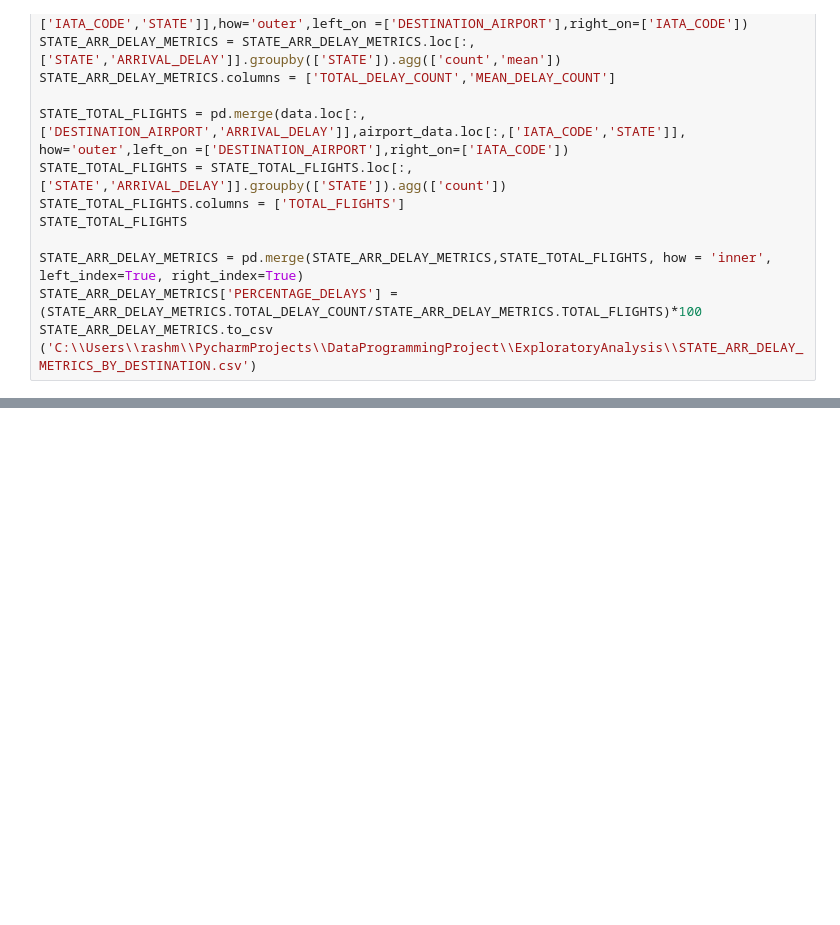
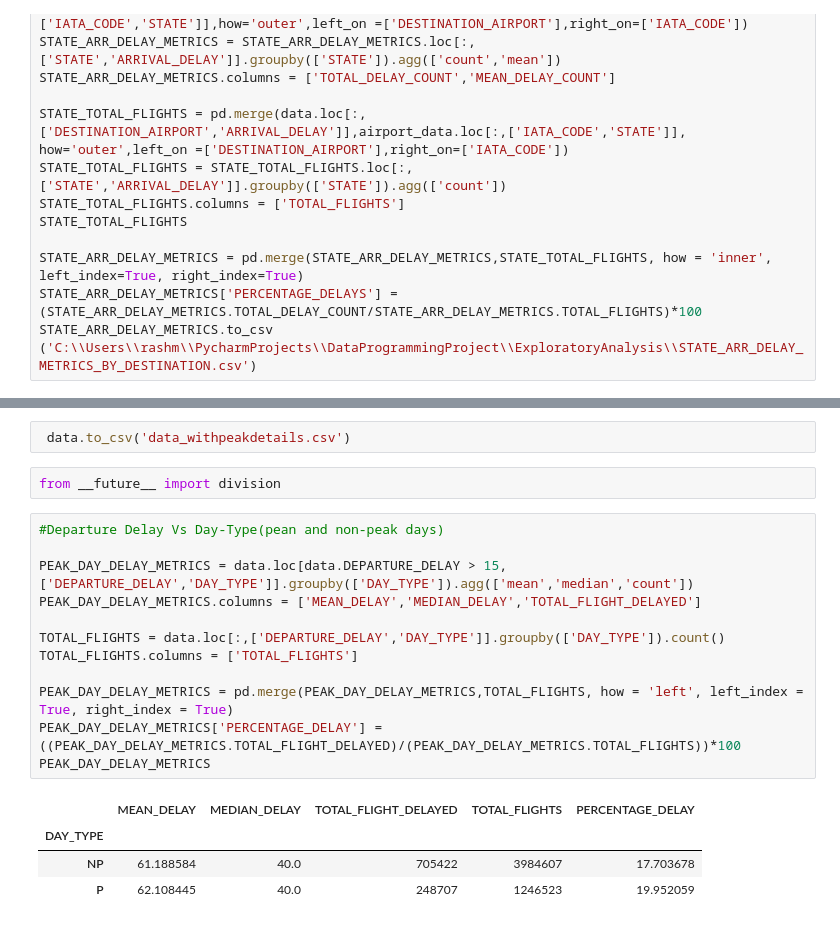
Before and after one commit to vSanjeev/ROTi, a Jupyter notebook: IndividualContribution/Rashmi/Data_Programming_Project.ipynb, the cells around one changed output, grey strips where cells are left out. Saved outputs shown, nothing was run; the diff lists cells and outputs as text; blank space fills up the shorter version.

Commit message:
Adds SVM logic and Merging Peak Day changes
Adds SVM logic and Merging Peak Day changes

```diff
--- a/IndividualContribution/Rashmi/Untitled.ipynb
+++ b/IndividualContribution/Rashmi/Data_Programming_Project.ipynb
@@ -543,0 +602,21 @@ array([datetime.time(4, 8), datetime.time(7, 41), datetime.time(8, 11),
+# %%
+ data.to_csv('data_withpeakdetails.csv')
+# %%
+from __future__ import division
+# %%
+#Departure Delay Vs Day-Type(pean and non-peak days)
+
+PEAK_DAY_DELAY_METRICS = data.loc[data.DEPARTURE_DELAY > 15,['DEPARTURE_DELAY','DAY_TYPE']].groupby(['DAY_TYPE']).agg(['mean','median','count'])
+PEAK_DAY_DELAY_METRICS.columns = ['MEAN_DELAY','MEDIAN_DELAY','TOTAL_FLIGHT_DELAYED']
+
+TOTAL_FLIGHTS = data.loc[:,['DEPARTURE_DELAY','DAY_TYPE']].groupby(['DAY_TYPE']).count()
+TOTAL_FLIGHTS.columns = ['TOTAL_FLIGHTS']
+
+PEAK_DAY_DELAY_METRICS = pd.merge(PEAK_DAY_DELAY_METRICS,TOTAL_FLIGHTS, how = 'left', left_index = True, right_index = True)
+PEAK_DAY_DELAY_METRICS['PERCENTAGE_DELAY'] = ((PEAK_DAY_DELAY_METRICS.TOTAL_FLIGHT_DELAYED)/(PEAK_DAY_DELAY_METRICS.TOTAL_FLIGHTS))*100
+PEAK_DAY_DELAY_METRICS
+# %% [output]
+|  | MEAN_DELAY | MEDIAN_DELAY | TOTAL_FLIGHT_DELAYED | TOTAL_FLIGHTS | PERCENTAGE_DELAY |
+| DAY_TYPE |  |  |  |  |  |
+| NP | 61.188584 | 40.0 | 705422 | 3984607 | 17.703678 |
+| P | 62.108445 | 40.0 | 248707 | 1246523 | 19.952059 |
```
Also changed, not shown: parts of 30 cells of this notebook.
